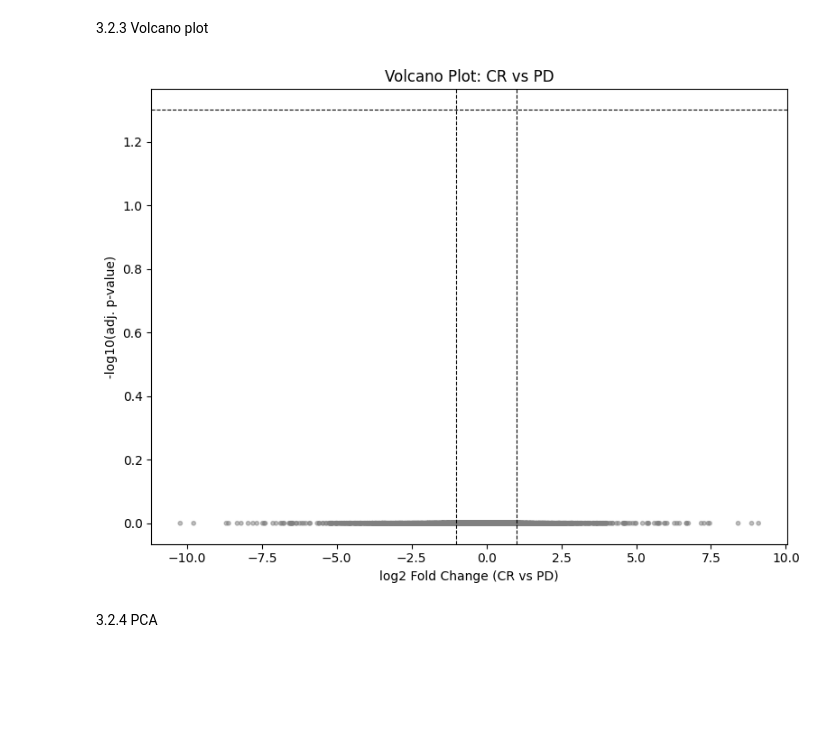
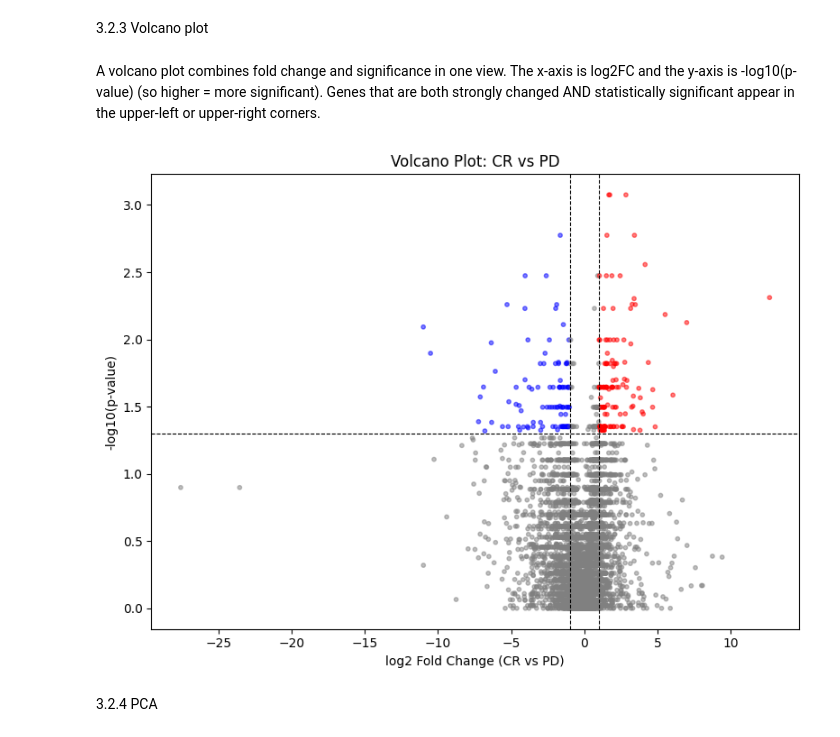
Before and after one commit to wookyung-lee/Network-based-analysis-of-breast-cancer-therapy-resistance, a Jupyter notebook: main.ipynb, the cells around one changed output. Drawn from its saved outputs; the diff is of its cells as text; code cells hidden in the pictures; blank space fills up the shorter version.

```diff
--- a/main.ipynb
+++ b/main.ipynb
@@ -321,18 +331,19 @@ PD samples: 13, CR samples: 4
 # %%
-pvals = []
-log2fc = []
+pvals = []  # store p-values for each gene
+log2fc = [] # store log2 fold changes for each gene
 
 # Iterates gene-by-gene
 # Expression value : “How strongly is this gene turned on in this patient?”
 for gene in counts.index:
-    pd_expr = counts.loc[gene, pd_cols].values.astype(float)
-    cr_expr = counts.loc[gene, cr_cols].values.astype(float)
+    pd_expr = counts.loc[gene, pd_cols].values.astype(float) # e.g. GSM2069847: value 2, GSM2069829: value 0, etc.->  size: len(pd_cols) x 2
+    cr_expr = counts.loc[gene, cr_cols].values.astype(float) # (cr_cols) x 2
 
     # log2 FC: CR vs PD (positive = higher in CR)
     mean_pd = np.mean(pd_expr)
     mean_cr = np.mean(cr_expr)
-    # add pseudocount to avoid log(0)
-    fc = np.log2((mean_cr + 1) / (mean_pd + 1))
+
+    eps = 1e-6 # add eps to avoid log(0)
+    fc = np.log2((mean_cr + eps) / (mean_pd + eps))
     log2fc.append(fc)
 
     # Mann-Whitney U test (non-parametric, good for small n)
@@ -386,31 +419,33 @@ filtered_genes.head()
 # %% [markdown]
 3.2.3 Volcano plot
+# %% [markdown]
+A volcano plot combines fold change and significance in one view. The x-axis is log2FC and the y-axis is -log10(p-value) (so higher = more significant). Genes that are both strongly changed AND statistically significant appear in the upper-left or upper-right corners.
 # %%
 fig, ax = plt.subplots(figsize=(8, 6))
 
-neg_log10_p = -np.log10(filtered_genes["pval_adj"] + 1e-300)
+neg_log10_p = -np.log10(filtered_genes["pval"] + eps)
 
 # Color by significance and fold change
 colors = []
-for fc, p in zip(filtered_genes["log2FC"], filtered_genes["pval_adj"]):
+for fc, p in zip(filtered_genes["log2FC"], filtered_genes["pval"]):
     if p < 0.05 and fc > 1:
         colors.append("red")       # up in CR
     elif p < 0.05 and fc < -1:
         colors.append("blue")      # up in PD
     else:
         colors.append("grey")
 
 ax.scatter(filtered_genes["log2FC"], neg_log10_p, c=colors, alpha=0.5, s=10)
 ax.axhline(-np.log10(0.05), color="black", linestyle="--", linewidth=0.8)
 ax.axvline(1, color="black", linestyle="--", linewidth=0.8)
 ax.axvline(-1, color="black", linestyle="--", linewidth=0.8)
 ax.set_xlabel("log2 Fold Change (CR vs PD)")
-ax.set_ylabel("-log10(adj. p-value)")
+ax.set_ylabel("-log10(p-value)")
 ax.set_title("Volcano Plot: CR vs PD")
 plt.tight_layout()
 plt.show()
 # %% [output]
-[figure, old version]
+[figure, new version]
 # %% [markdown]
 3.2.4 PCA
 # %%
```
Also changed, not shown: parts of 34 cells of this notebook.
